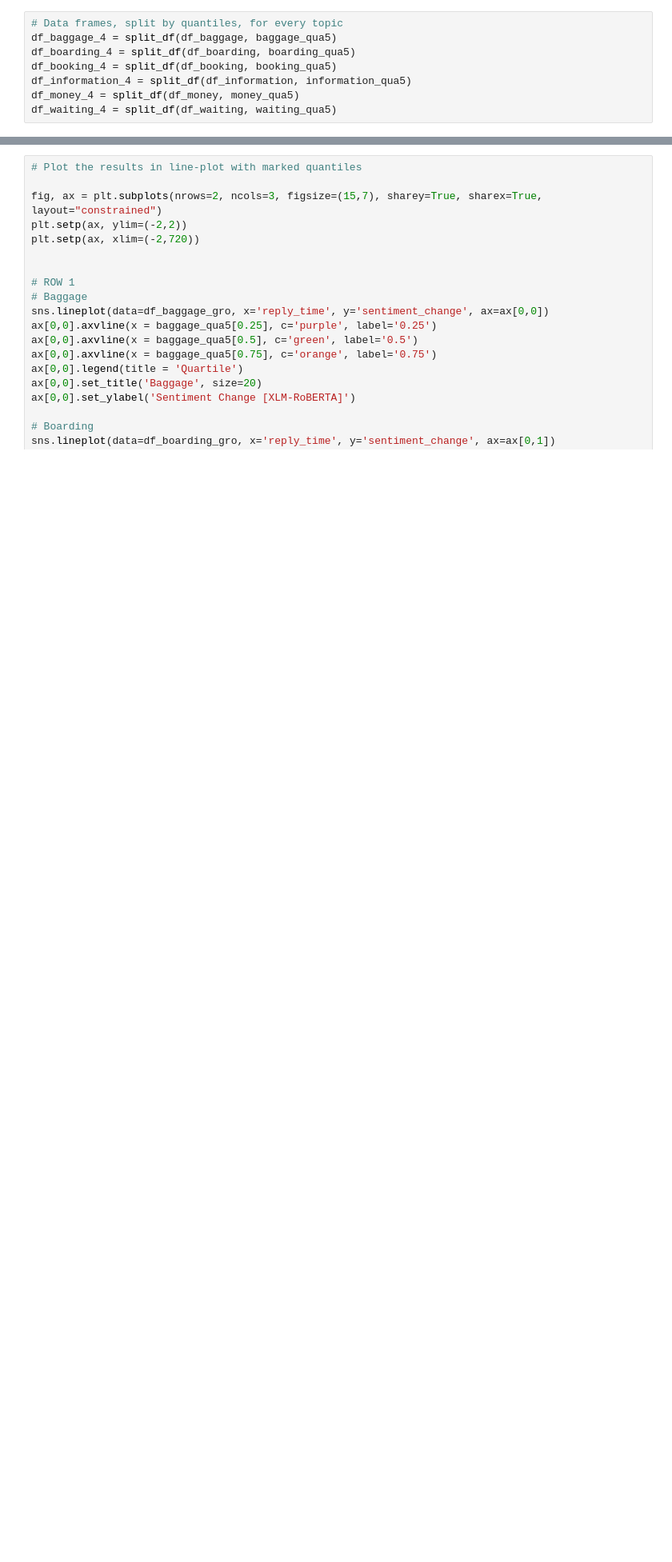
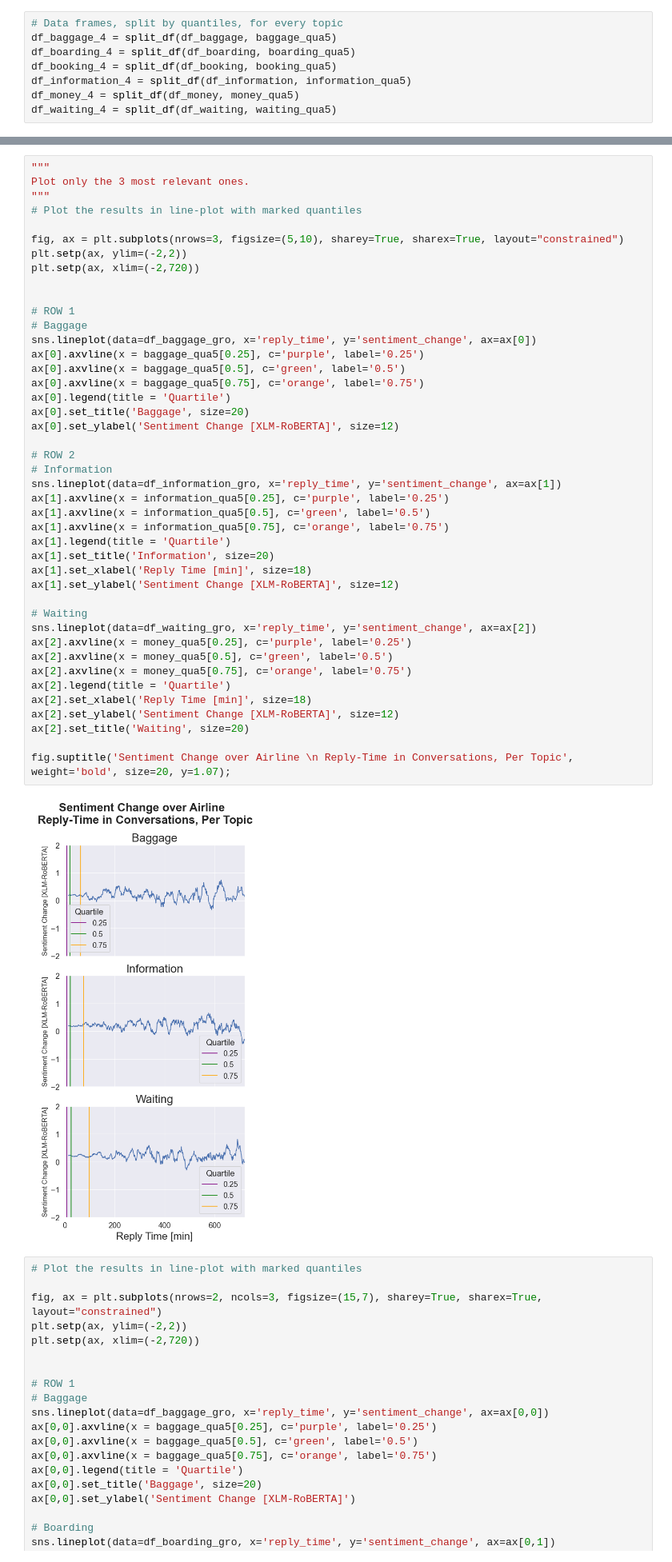
Before and after one commit to danamira/DBL-Data-Challenge, a Jupyter notebook: FINAL VISUALISATIONS.ipynb, the cells around one changed output, grey strips where cells are left out. Shown at 80% size. Cells and saved outputs as stored; diff of their text form; blank space fills up the shorter version.

Commit message:
3x1 plot for reply time

```diff
--- a/FINAL VISUALISATIONS.ipynb
+++ b/FINAL VISUALISATIONS.ipynb
@@ -364,3 +368,48 @@ df_p
+# %%
+"""
+Plot only the 3 most relevant ones.
+"""
+# Plot the results in line-plot with marked quantiles
+
+fig, ax = plt.subplots(nrows=3, figsize=(5,10), sharey=True, sharex=True, layout="constrained")
+plt.setp(ax, ylim=(-2,2))
+plt.setp(ax, xlim=(-2,720))
+
+
+# ROW 1
+# Baggage
+sns.lineplot(data=df_baggage_gro, x='reply_time', y='sentiment_change', ax=ax[0])
+ax[0].axvline(x = baggage_qua5[0.25], c='purple', label='0.25')
+ax[0].axvline(x = baggage_qua5[0.5], c='green', label='0.5')
+ax[0].axvline(x = baggage_qua5[0.75], c='orange', label='0.75')
+ax[0].legend(title = 'Quartile')
+ax[0].set_title('Baggage', size=20)
+ax[0].set_ylabel('Sentiment Change [XLM-RoBERTA]', size=12)
+
+# ROW 2
+# Information
+sns.lineplot(data=df_information_gro, x='reply_time', y='sentiment_change', ax=ax[1])
+ax[1].axvline(x = information_qua5[0.25], c='purple', label='0.25')
+ax[1].axvline(x = information_qua5[0.5], c='green', label='0.5')
+ax[1].axvline(x = information_qua5[0.75], c='orange', label='0.75')
+ax[1].legend(title = 'Quartile')
+ax[1].set_title('Information', size=20)
+ax[1].set_xlabel('Reply Time [min]', size=18)
+ax[1].set_ylabel('Sentiment Change [XLM-RoBERTA]', size=12)
+
+# Waiting
+sns.lineplot(data=df_waiting_gro, x='reply_time', y='sentiment_change', ax=ax[2])
+ax[2].axvline(x = money_qua5[0.25], c='purple', label='0.25')
+ax[2].axvline(x = money_qua5[0.5], c='green', label='0.5')
+ax[2].axvline(x = money_qua5[0.75], c='orange', label='0.75')
+ax[2].legend(title = 'Quartile')
+ax[2].set_xlabel('Reply Time [min]', size=18)
+ax[2].set_ylabel('Sentiment Change [XLM-RoBERTA]', size=12)
+ax[2].set_title('Waiting', size=20)
+
+fig.suptitle('Sentiment Change over Airline \n Reply-Time in Conversations, Per Topic', weight='bold', size=20, y=1.07);
+# %% [output]
+[figure, added]
 # %%
 # Plot the results in line-plot with marked quantiles
 
```
Also changed, not shown: parts of 7 cells of this notebook.
